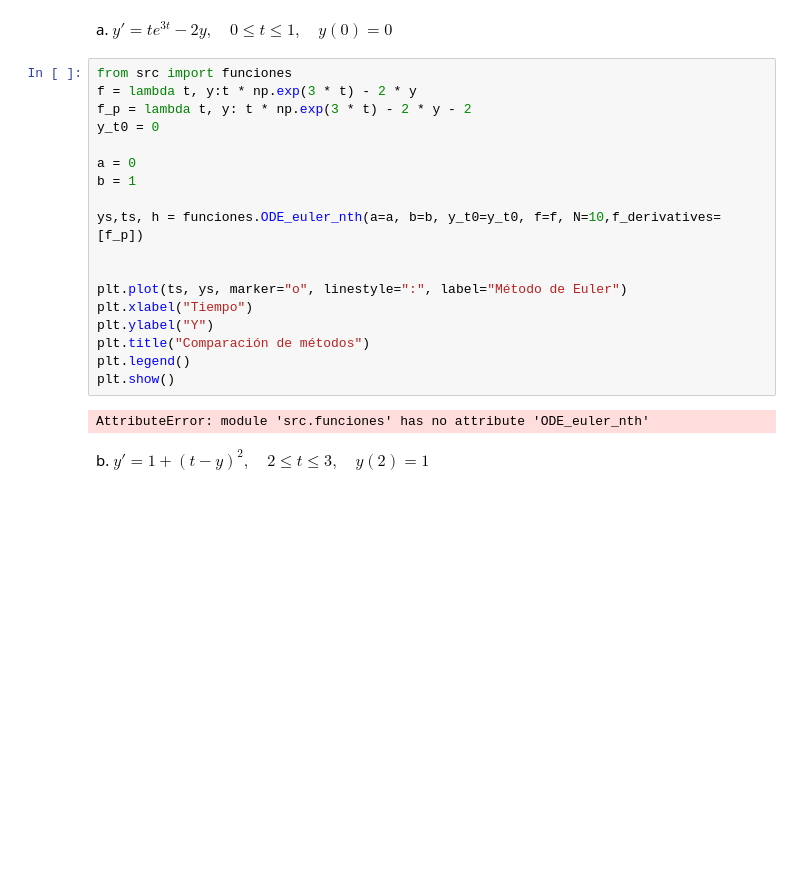
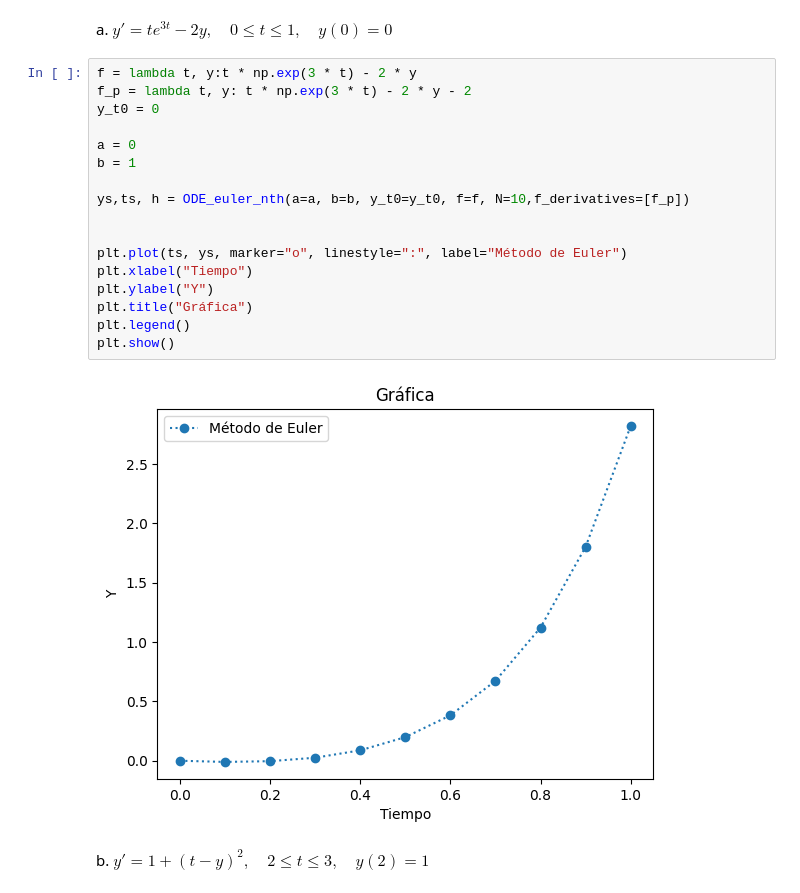
Before and after one commit to Bidobelemti/M-todos-num-ricos, a Jupyter notebook: Tarea12_MN/tarea12.ipynb, the cells around one changed output. Cells and saved outputs as stored; diff of their text form; blank space fills up the shorter version.

```diff
--- a/Tarea12_MN/tarea12.ipynb
+++ b/Tarea12_MN/tarea12.ipynb
@@ -308,25 +306,24 @@ a. $
 y' = te^{3t} - 2y, \quad 0 \leq t \leq 1, \quad y(0) = 0
 $
 # %%
-from src import funciones
 f = lambda t, y:t * np.exp(3 * t) - 2 * y
 f_p = lambda t, y: t * np.exp(3 * t) - 2 * y - 2
 y_t0 = 0
 
 a = 0
 b = 1
 
-ys,ts, h = funciones.ODE_euler_nth(a=a, b=b, y_t0=y_t0, f=f, N=10,f_derivatives=[f_p])
+ys,ts, h = ODE_euler_nth(a=a, b=b, y_t0=y_t0, f=f, N=10,f_derivatives=[f_p])
 
 
 plt.plot(ts, ys, marker="o", linestyle=":", label="Método de Euler")
 plt.xlabel("Tiempo")
 plt.ylabel("Y")
-plt.title("Comparación de métodos")
+plt.title("Gráfica")
 plt.legend()
 plt.show()
 # %% [output]
-AttributeError: module 'src.funciones' has no attribute 'ODE_euler_nth'
+[figure, added]
 # %% [markdown]
 b. $
 y' = 1 + (t - y)^2, \quad 2 \leq t \leq 3, \quad y(2) = 1
```
Also changed, not shown: parts of 4 cells of this notebook.
